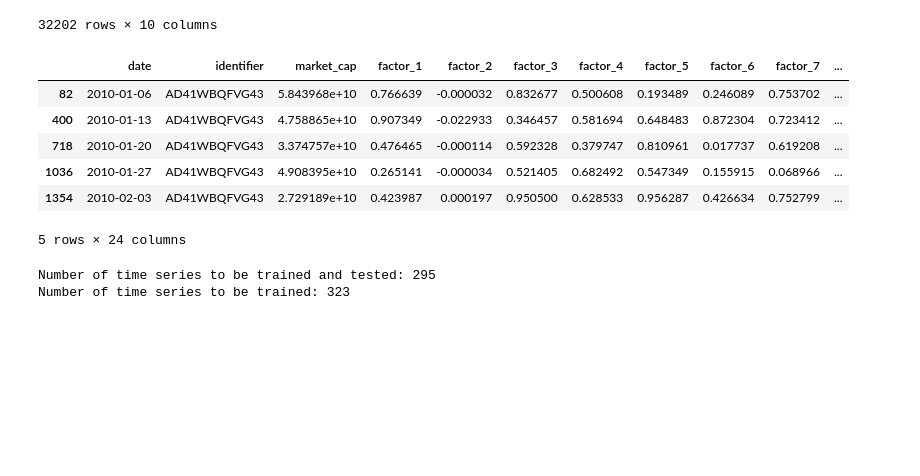
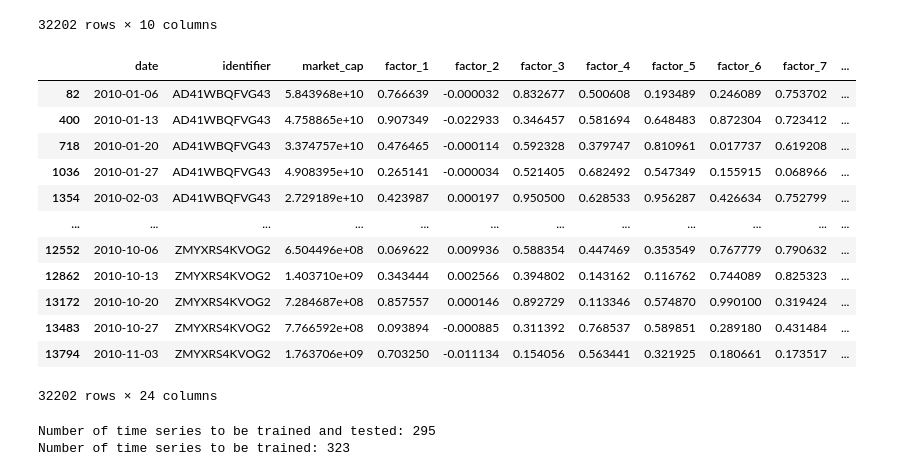
Before and after one commit to doogzultz/time_series_project, a Jupyter notebook: preprocessing_and_model_test.ipynb, the cells around one changed output. Saved outputs shown, nothing was run; the diff lists cells and outputs as text; code cells hidden in the pictures; blank space fills up the shorter version.

```diff
--- a/preprocessing_and_model_test.ipynb
+++ b/preprocessing_and_model_test.ipynb
@@ -135,17 +136,24 @@ sector_onehot
 | 13794 | 0 | 0 | 0 | 1 | 0 | 0 | 0 | 0 | 0 | ... |
 32202 rows × 10 columns
 # %%
-data.drop(columns = 'sector', inplace = True)
-data = pd.concat([data, sector_onehot], axis = 1)
-data.head()
+target = data['target']
+data.drop(columns = ['sector', 'target'], inplace = True)
+data = pd.concat([data, sector_onehot, target], axis = 1)
+data
 # %% [output]
 |  | date | identifier | market_cap | factor_1 | factor_2 | factor_3 | factor_4 | factor_5 | factor_6 | factor_7 | ... |
 | 82 | 2010-01-06 | AD41WBQFVG43 | 5.843968e+10 | 0.766639 | -0.000032 | 0.832677 | 0.500608 | 0.193489 | 0.246089 | 0.753702 | ... |
 | 400 | 2010-01-13 | AD41WBQFVG43 | 4.758865e+10 | 0.907349 | -0.022933 | 0.346457 | 0.581694 | 0.648483 | 0.872304 | 0.723412 | ... |
 | 718 | 2010-01-20 | AD41WBQFVG43 | 3.374757e+10 | 0.476465 | -0.000114 | 0.592328 | 0.379747 | 0.810961 | 0.017737 | 0.619208 | ... |
 | 1036 | 2010-01-27 | AD41WBQFVG43 | 4.908395e+10 | 0.265141 | -0.000034 | 0.521405 | 0.682492 | 0.547349 | 0.155915 | 0.068966 | ... |
 | 1354 | 2010-02-03 | AD41WBQFVG43 | 2.729189e+10 | 0.423987 | 0.000197 | 0.950500 | 0.628533 | 0.956287 | 0.426634 | 0.752799 | ... |
+| ... | ... | ... | ... | ... | ... | ... | ... | ... | ... | ... | ... |
+| 12552 | 2010-10-06 | ZMYXRS4KVOG2 | 6.504496e+08 | 0.069622 | 0.009936 | 0.588354 | 0.447469 | 0.353549 | 0.767779 | 0.790632 | ... |
+| 12862 | 2010-10-13 | ZMYXRS4KVOG2 | 1.403710e+09 | 0.343444 | 0.002566 | 0.394802 | 0.143162 | 0.116762 | 0.744089 | 0.825323 | ... |
+| 13172 | 2010-10-20 | ZMYXRS4KVOG2 | 7.284687e+08 | 0.857557 | 0.000146 | 0.892729 | 0.113346 | 0.574870 | 0.990100 | 0.319424 | ... |
+| 13483 | 2010-10-27 | ZMYXRS4KVOG2 | 7.766592e+08 | 0.093894 | -0.000885 | 0.311392 | 0.768537 | 0.589851 | 0.289180 | 0.431484 | ... |
+| 13794 | 2010-11-03 | ZMYXRS4KVOG2 | 1.763706e+09 | 0.703250 | -0.011134 | 0.154056 | 0.563441 | 0.321925 | 0.180661 | 0.173517 | ... |
-5 rows × 24 columns
+32202 rows × 24 columns
 # %%
 import math
 from math import floor as fl
```
Also changed, not shown: parts of 21 cells of this notebook.
